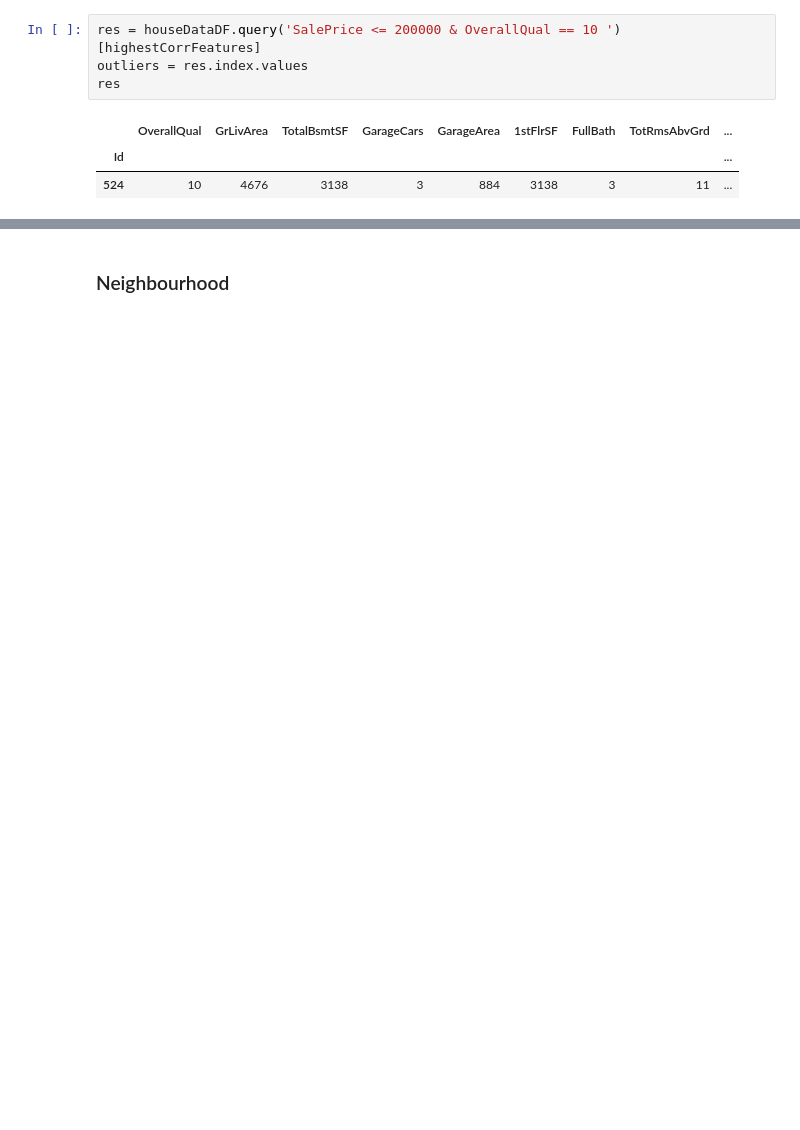
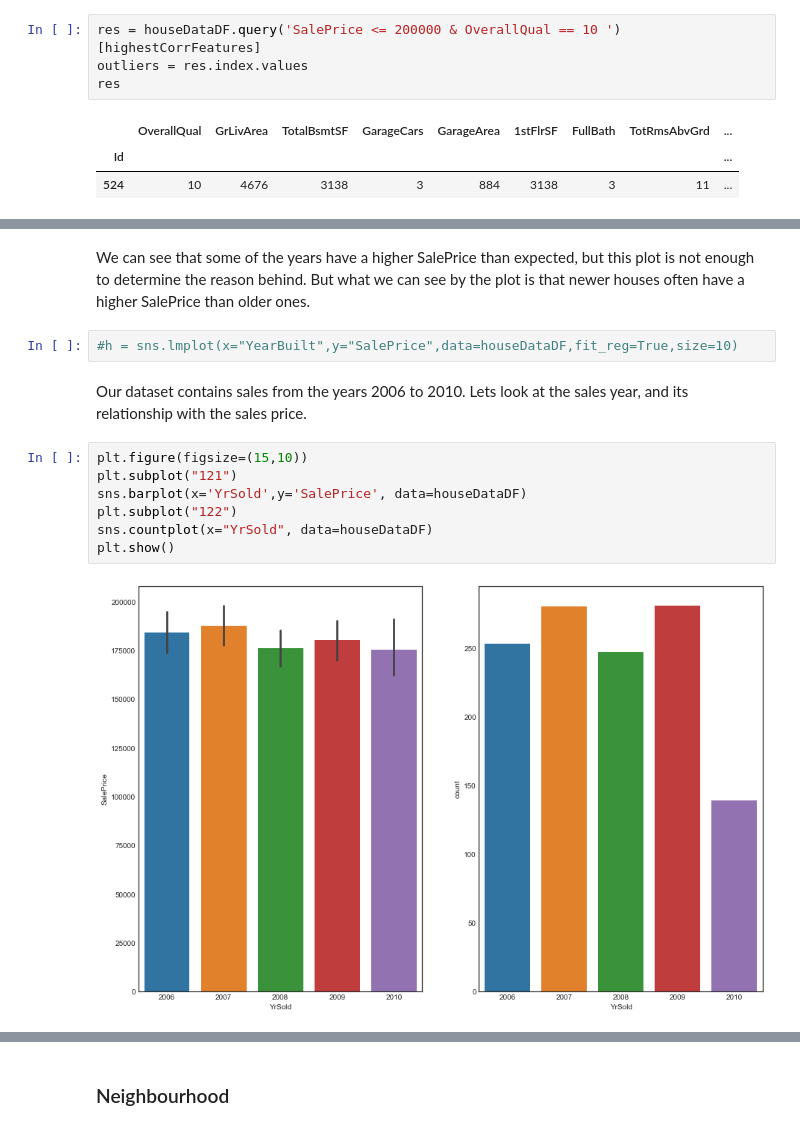
Before and after one commit to mabjork/Algorithmic-Machine-Learning, a Jupyter notebook: Notebooks/challenges/Final-HouseSales-2.ipynb, the cells around one changed output, grey strips where cells are left out. Cells and saved outputs as stored; diff of their text form; blank space fills up the shorter version.

```diff
--- a/Notebooks/challenges/Final-HouseSales-2.ipynb
+++ b/Notebooks/challenges/Final-HouseSales-2.ipynb
@@ -415,0 +435,15 @@ res
+# %% [markdown]
+We can see that some of the years have a higher SalePrice than expected, but this plot is not enough to determine the reason behind. But what we can see by the plot is that newer houses often have a higher SalePrice than older ones.
+# %%
+#h = sns.lmplot(x="YearBuilt",y="SalePrice",data=houseDataDF,fit_reg=True,size=10)
+# %% [markdown]
+Our dataset contains sales from the years 2006 to 2010. Lets look at the sales year, and its relationship with the sales price.
+# %%
+plt.figure(figsize=(15,10))
+plt.subplot("121")
+sns.barplot(x='YrSold',y='SalePrice', data=houseDataDF)
+plt.subplot("122")
+sns.countplot(x="YrSold", data=houseDataDF)
+plt.show()
+# %% [output]
+[figure, added]
```
Also changed, not shown: parts of 107 cells of this notebook, 2 other files.
